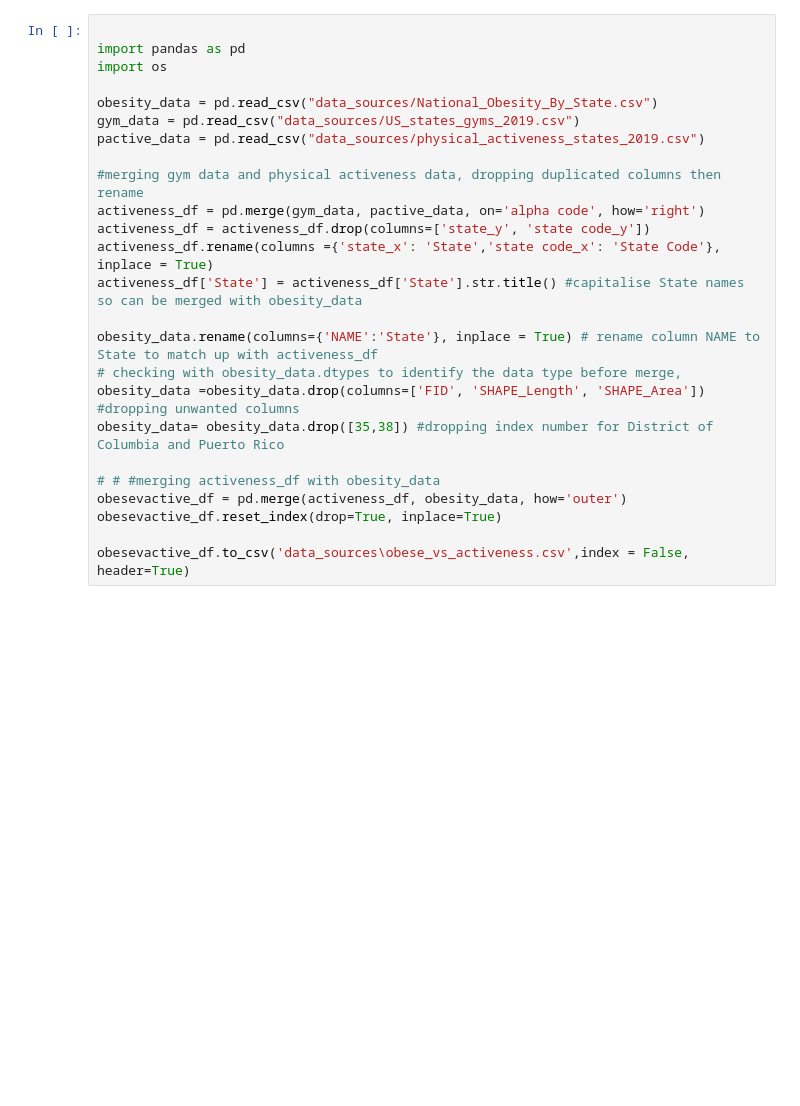
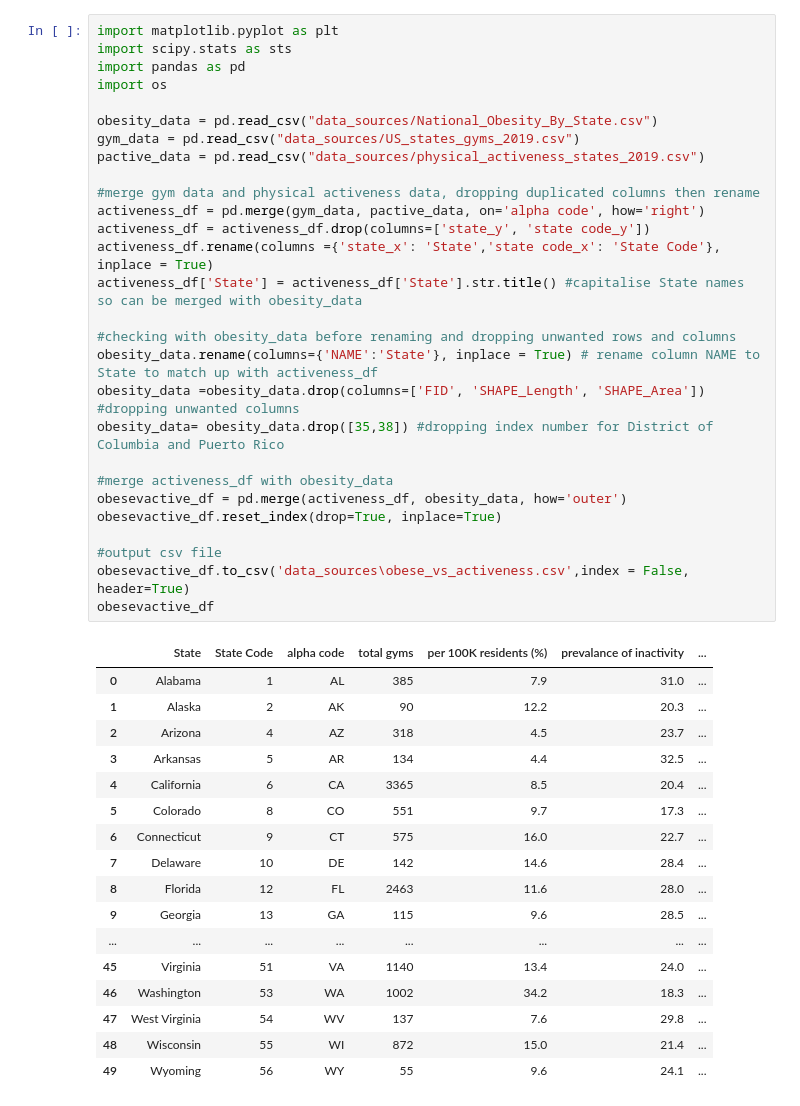
Before and after one commit to rajeshnair1984/Project_Obesity, a Jupyter notebook: ob_vs_pactive.ipynb, the cells around one changed output. Drawn from its saved outputs; the diff is of its cells as text; blank space fills up the shorter version.

```diff
--- a/ob_vs_pactive.ipynb
+++ b/ob_vs_pactive.ipynb
@@ -1,25 +1,46 @@
 # %%
-
+import matplotlib.pyplot as plt
+import scipy.stats as sts
 import pandas as pd
 import os
 
 obesity_data = pd.read_csv("data_sources/National_Obesity_By_State.csv")
 gym_data = pd.read_csv("data_sources/US_states_gyms_2019.csv")
 pactive_data = pd.read_csv("data_sources/physical_activeness_states_2019.csv")
 
-#merging gym data and physical activeness data, dropping duplicated columns then rename
+#merge gym data and physical activeness data, dropping duplicated columns then rename
 activeness_df = pd.merge(gym_data, pactive_data, on='alpha code', how='right')
 activeness_df = activeness_df.drop(columns=['state_y', 'state code_y'])
 activeness_df.rename(columns ={'state_x': 'State','state code_x': 'State Code'}, inplace = True)
 activeness_df['State'] = activeness_df['State'].str.title() #capitalise State names so can be merged with obesity_data
 
+#checking with obesity_data before renaming and dropping unwanted rows and columns
 obesity_data.rename(columns={'NAME':'State'}, inplace = True) # rename column NAME to State to match up with activeness_df
-# checking with obesity_data.dtypes to identify the data type before merge,
 obesity_data =obesity_data.drop(columns=['FID', 'SHAPE_Length', 'SHAPE_Area']) #dropping unwanted columns
 obesity_data= obesity_data.drop([35,38]) #dropping index number for District of Columbia and Puerto Rico
 
-# # #merging activeness_df with obesity_data
+#merge activeness_df with obesity_data
 obesevactive_df = pd.merge(activeness_df, obesity_data, how='outer')
 obesevactive_df.reset_index(drop=True, inplace=True)
 
+#output csv file
 obesevactive_df.to_csv('data_sources\obese_vs_activeness.csv',index = False, header=True)
+obesevactive_df
+# %% [output]
+|  | State | State Code | alpha code | total gyms | per 100K residents (%) | prevalance of inactivity | ... |
+| 0 | Alabama | 1 | AL | 385 | 7.9 | 31.0 | ... |
+| 1 | Alaska | 2 | AK | 90 | 12.2 | 20.3 | ... |
+| 2 | Arizona | 4 | AZ | 318 | 4.5 | 23.7 | ... |
+| 3 | Arkansas | 5 | AR | 134 | 4.4 | 32.5 | ... |
+| 4 | California | 6 | CA | 3365 | 8.5 | 20.4 | ... |
+| 5 | Colorado | 8 | CO | 551 | 9.7 | 17.3 | ... |
+| 6 | Connecticut | 9 | CT | 575 | 16.0 | 22.7 | ... |
+| 7 | Delaware | 10 | DE | 142 | 14.6 | 28.4 | ... |
+| 8 | Florida | 12 | FL | 2463 | 11.6 | 28.0 | ... |
+| 9 | Georgia | 13 | GA | 115 | 9.6 | 28.5 | ... |
+| ... | ... | ... | ... | ... | ... | ... | ... |
+| 45 | Virginia | 51 | VA | 1140 | 13.4 | 24.0 | ... |
+| 46 | Washington | 53 | WA | 1002 | 34.2 | 18.3 | ... |
+| 47 | West Virginia | 54 | WV | 137 | 7.6 | 29.8 | ... |
+| 48 | Wisconsin | 55 | WI | 872 | 15.0 | 21.4 | ... |
+| 49 | Wyoming | 56 | WY | 55 | 9.6 | 24.1 | ... |
```
Also changed, not shown: parts of 2 cells of this notebook, 1 other file.
